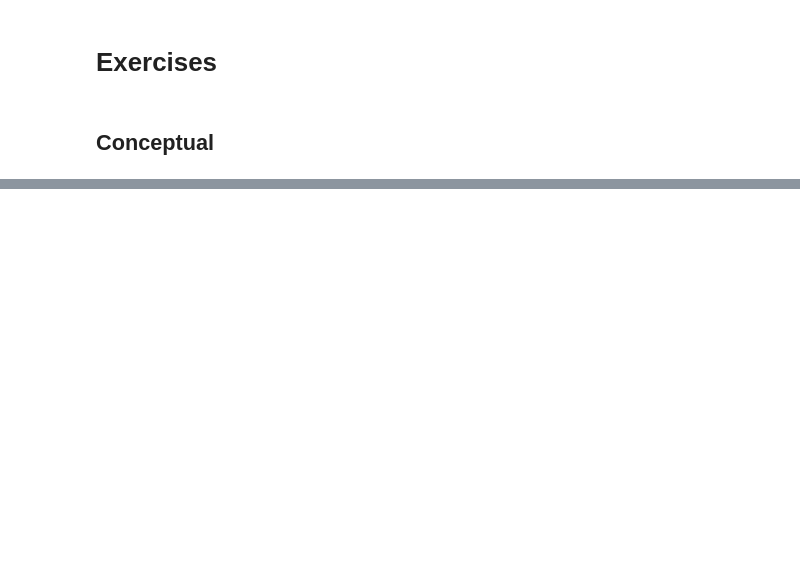
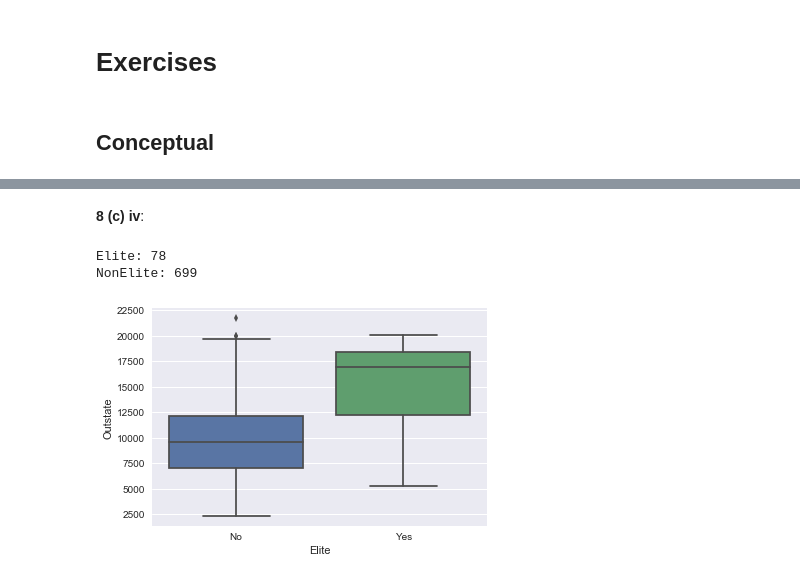
Before and after one commit to tsansom/islpy, a Jupyter notebook: notebooks/Chapter 2 - Exercises.ipynb, the cells around one changed output, grey strips where cells are left out. Drawn from its saved outputs; the diff is of its cells as text; code cells hidden in the pictures; blank space fills up the shorter version.

```diff
--- a/notebooks/Chapter 2 - Exercises.ipynb
+++ b/notebooks/Chapter 2 - Exercises.ipynb
@@ -21,0 +149,17 @@
+# %% [markdown]
+**8 (c) iv**:
+# %%
+college['Elite'] = 'No'
+college['Elite'][college['Top10perc'] > 50] = 'Yes'
+#count the number of elite schools
+Elite = college['Elite'][college['Elite'] == 'Yes'].count()
+NonElite = len(college) - Elite
+#alternative
+#print(college['Elite'].describe())
+
+print('Elite: {}\nNonElite: {}'.format(Elite, NonElite))
+sns.boxplot(x=college['Elite'], y=college['Outstate']);
+# %% [output]
+Elite: 78
+NonElite: 699
+[figure, added]
```
Also changed, not shown: parts of 30 cells of this notebook.
